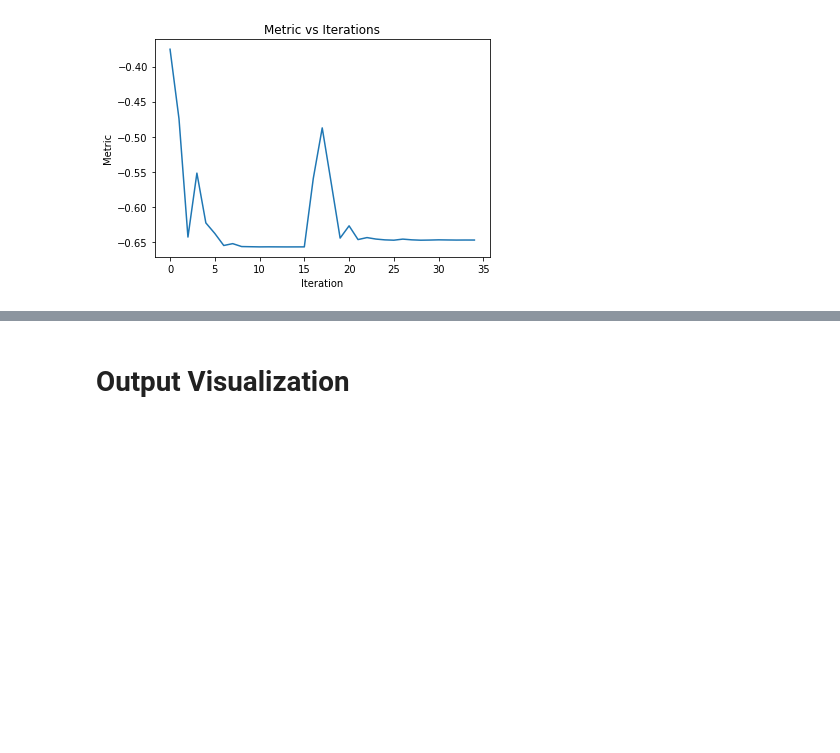
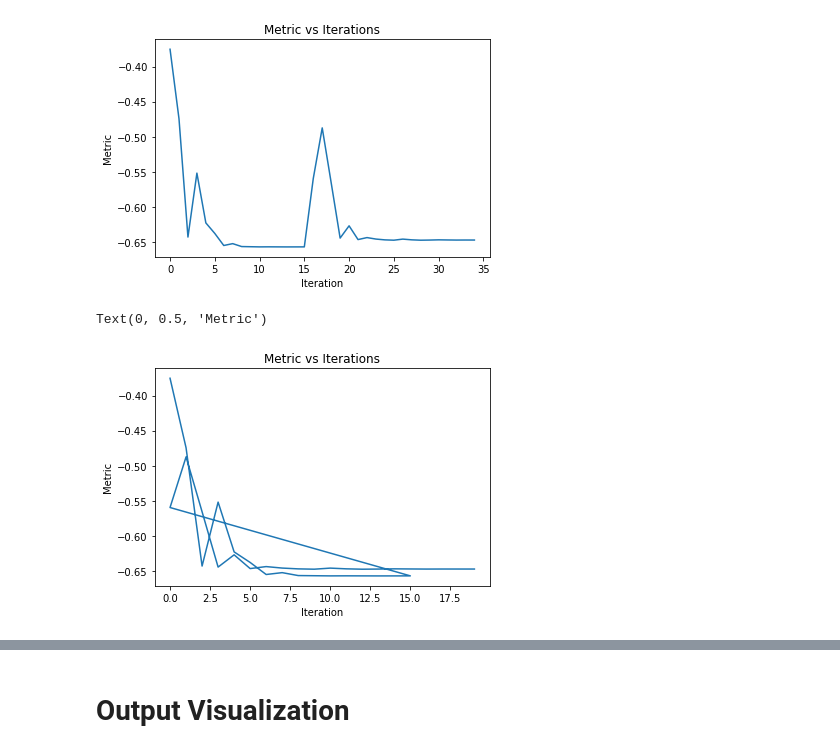
Before and after one commit to Vinith-Kugathasan/Image-Registration-with-ITK, a Jupyter notebook: ITK_Registration.ipynb, the cells around one changed output, grey strips where cells are left out. Drawn from its saved outputs; the diff is of its cells as text; code cells hidden in the pictures; blank space fills up the shorter version.

```diff
--- a/ITK_Registration.ipynb
+++ b/ITK_Registration.ipynb
@@ -211,6 +223,14 @@ plt.ylabel("Metric")
 # %% [output]
 Text(0, 0.5, 'Metric')
 [figure]
+# %%
+plt.plot(np.array(params)[:,0], np.array(params)[:,1])
+plt.title("Metric vs Iterations")
+plt.xlabel("Iteration")
+plt.ylabel("Metric")
+# %% [output]
+Text(0, 0.5, 'Metric')
+[figure, added]
 # %%
 plt.plot(np.array([i for i in range(len(params))]), np.array(params)[:,2])
 plt.plot(np.array([i for i in range(len(params))]), np.array(params)[:,3])
```
Also changed, not shown: parts of 9 cells of this notebook.
